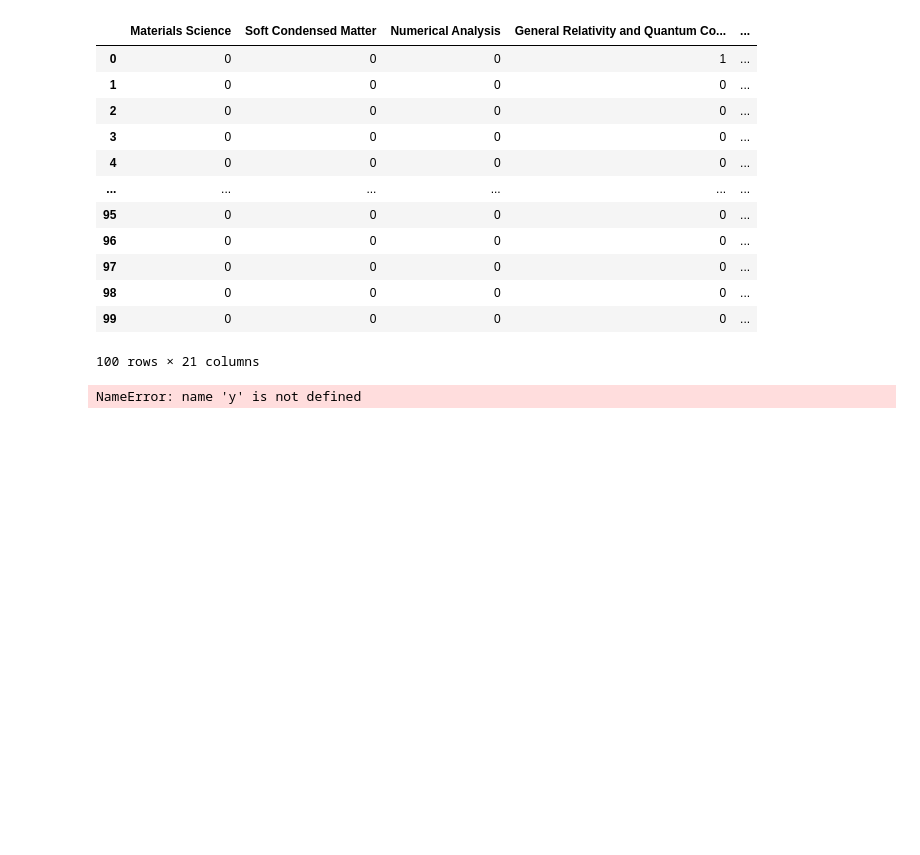
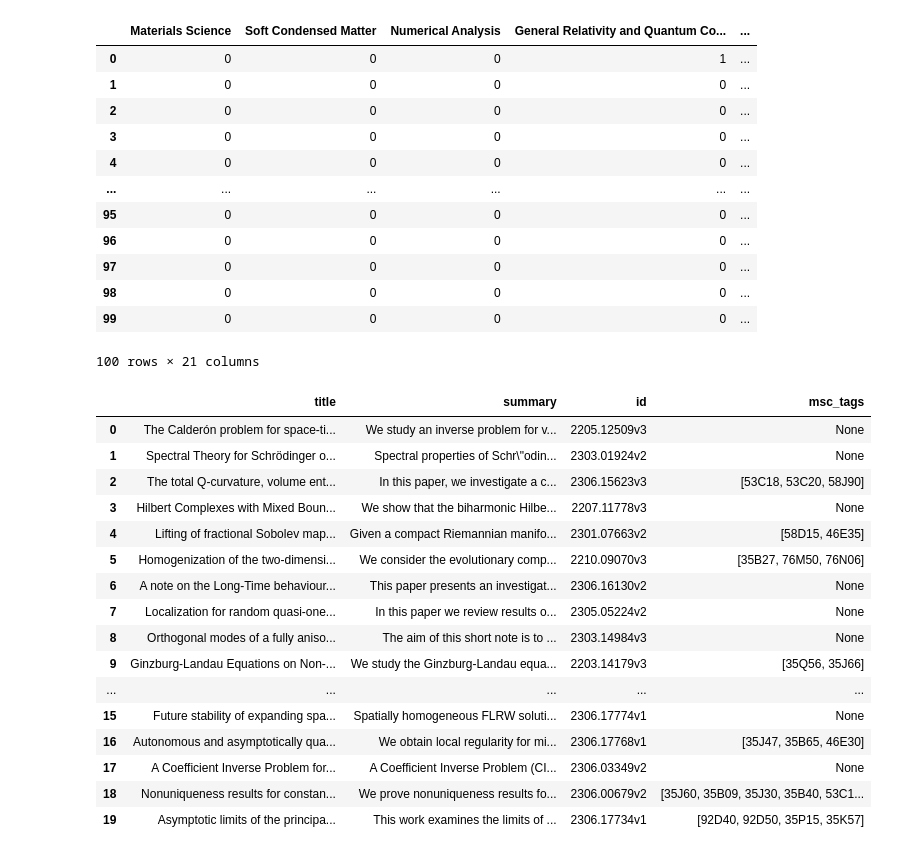
Before and after one commit to Michael-Geis/Fritz, a Jupyter notebook: collection.ipynb, the cells around one changed output. Cells and saved outputs as stored; diff of their text form; code cells hidden in the pictures; blank space fills up the shorter version.

```diff
--- a/collection.ipynb
+++ b/collection.ipynb
@@ -745,7 +745,3 @@ x = []
 
 if x:
     y = x
-# %%
-y
-# %% [output]
-NameError: name 'y' is not defined
@@ -751,0 +756,23 @@ NameError: name 'y' is not defined
+# %%
+data = ArXivData()
+data.load_from_feather(dataset_file_name="test.feather", path_to_data_dir="./data")
+
+data.metadata
+# %% [output]
+|  | title | summary | id | msc_tags |
+| 0 | The Calderón problem for space-ti... | We study an inverse problem for v... | 2205.12509v3 | None |
+| 1 | Spectral Theory for Schrödinger o... | Spectral properties of Schr\"odin... | 2303.01924v2 | None |
+| 2 | The total Q-curvature, volume ent... | In this paper, we investigate a c... | 2306.15623v3 | [53C18, 53C20, 58J90] |
+| 3 | Hilbert Complexes with Mixed Boun... | We show that the biharmonic Hilbe... | 2207.11778v3 | None |
+| 4 | Lifting of fractional Sobolev map... | Given a compact Riemannian manifo... | 2301.07663v2 | [58D15, 46E35] |
+| 5 | Homogenization of the two-dimensi... | We consider the evolutionary comp... | 2210.09070v3 | [35B27, 76M50, 76N06] |
+| 6 | A note on the Long-Time behaviour... | This paper presents an investigat... | 2306.16130v2 | None |
+| 7 | Localization for random quasi-one... | In this paper we review results o... | 2305.05224v2 | None |
+| 8 | Orthogonal modes of a fully aniso... | The aim of this short note is to ... | 2303.14984v3 | None |
+| 9 | Ginzburg-Landau Equations on Non-... | We study the Ginzburg-Landau equa... | 2203.14179v3 | [35Q56, 35J66] |
+| ... | ... | ... | ... | ... |
+| 15 | Future stability of expanding spa... | Spatially homogeneous FLRW soluti... | 2306.17774v1 | None |
+| 16 | Autonomous and asymptotically qua... | We obtain local regularity for mi... | 2306.17768v1 | [35J47, 35B65, 46E30] |
+| 17 | A Coefficient Inverse Problem for... | A Coefficient Inverse Problem (CI... | 2306.03349v2 | None |
+| 18 | Nonuniqueness results for constan... | We prove nonuniqueness results fo... | 2306.00679v2 | [35J60, 35B09, 35J30, 35B40, 53C1... |
+| 19 | Asymptotic limits of the principa... | This work examines the limits of ... | 2306.17734v1 | [92D40, 92D50, 35P15, 35K57] |
```
Also changed, not shown: parts of 4 cells of this notebook, 2 other files.
